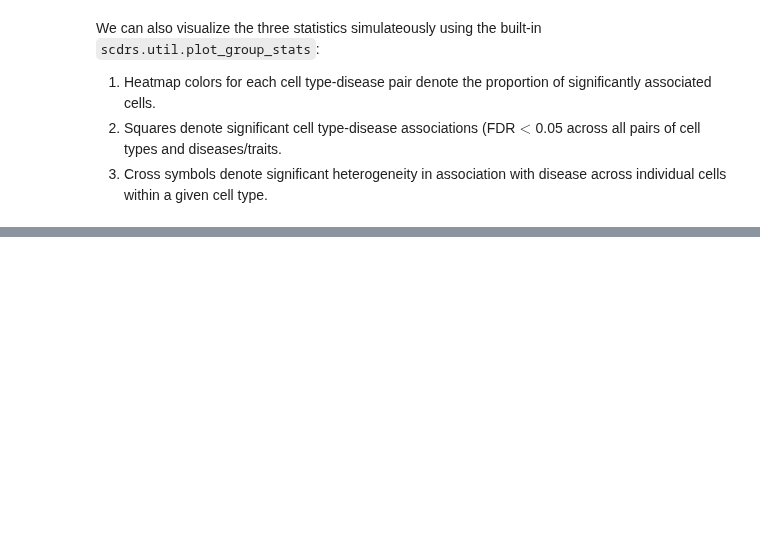
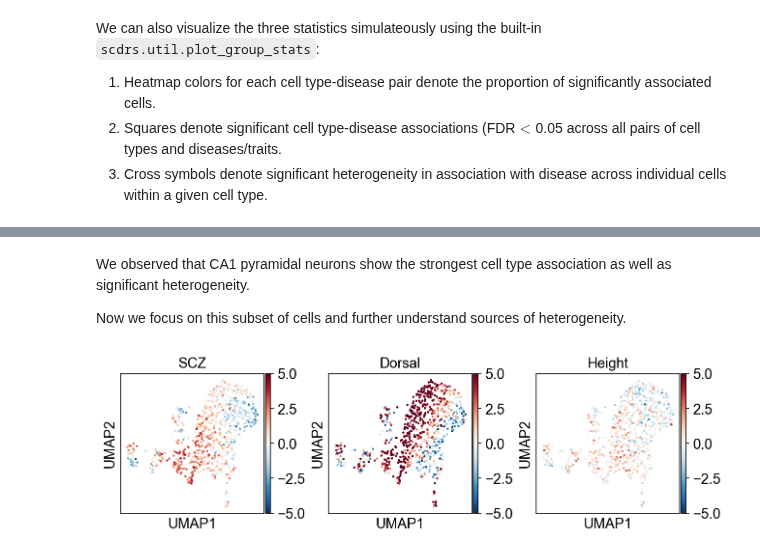
Before and after one commit to martinjzhang/scDRS, a Jupyter notebook: docs/notebooks/quickstart.ipynb, the cells around one changed output, grey strips where cells are left out. Cells and saved outputs as stored; diff of their text form; code cells hidden in the pictures; blank space fills up the shorter version.

```diff
--- a/docs/notebooks/quickstart.ipynb
+++ b/docs/notebooks/quickstart.ipynb
@@ -166,12 +141,12 @@ We use `scdrs.util.group_stats` to obtain the group-level statistics. The functi
 3. `hetero_pval`: significance heterogeneity in association with disease across individual cells within a given cell type
 # %%
 dict_stats = dict()
-for trait in dict_score:
+for trait in ["SCZ", "Height"]:
     dict_stats[trait] = scdrs.util.group_stats(
         dict_score[trait], adata, group_col="level1class"
     )
 
-# show stats for SCZ
+# For example, show stats for SCZ
 display(dict_stats["SCZ"])
 # %% [output]
 |  | n_cell | n_ctrl | fdr_prop | assoc_pval | assoc_zsc | hetero_pval | hetero_zsc |
@@ -209,0 +185,34 @@ scdrs.util.plot_group_stats(
+# %% [markdown]
+We observed that CA1 pyramidal neurons show the strongest cell type association as well as significant heterogeneity.
+
+Now we focus on this subset of cells and further understand sources of heterogeneity.
+# %%
+# extract CA1 pyramidal neurons and perform a re-clustering
+adata_ca1 = adata[adata.obs["level2class"].isin(["CA1Pyr1", "CA1Pyr2"])].copy()
+sc.pp.filter_cells(adata_ca1, min_genes=0)
+sc.pp.filter_genes(adata_ca1, min_cells=1)
+sc.pp.normalize_total(adata_ca1, target_sum=1e4)
+sc.pp.log1p(adata_ca1)
+
+sc.pp.highly_variable_genes(adata_ca1, min_mean=0.0125, max_mean=3, min_disp=0.5)
+adata_ca1 = adata_ca1[:, adata_ca1.var.highly_variable]
+sc.pp.scale(adata_ca1, max_value=10)
+sc.tl.pca(adata_ca1, svd_solver="arpack")
+
+sc.pp.neighbors(adata_ca1, n_neighbors=10, n_pcs=40)
+sc.tl.umap(adata_ca1, n_components=2)
+
+# assign scDRS score
+for trait in dict_score:
+    adata_ca1.obs[trait] = dict_score[trait]["norm_score"]
+# %%
+sc.pl.umap(
+    adata_ca1,
+    color=dict_score.keys(),
+    color_map="RdBu_r",
+    vmin=-5,
+    vmax=5,
+    s=20,
+)
+# %% [output]
+[figure, added]
```
Also changed, not shown: parts of 24 cells of this notebook, 1 other file.
